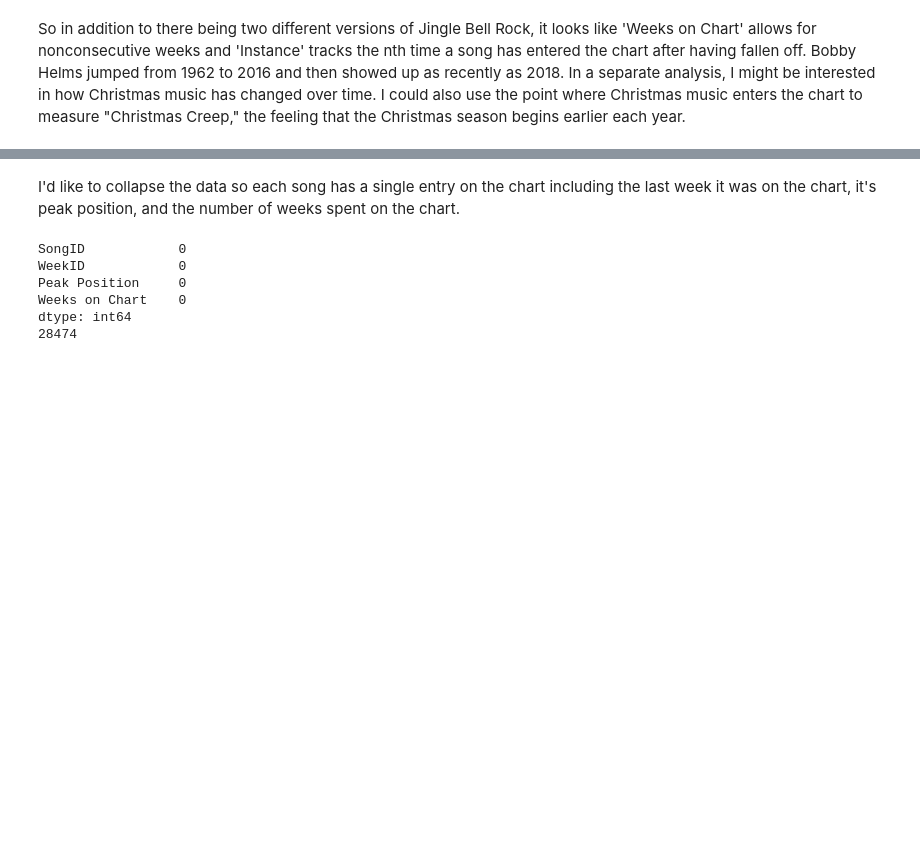
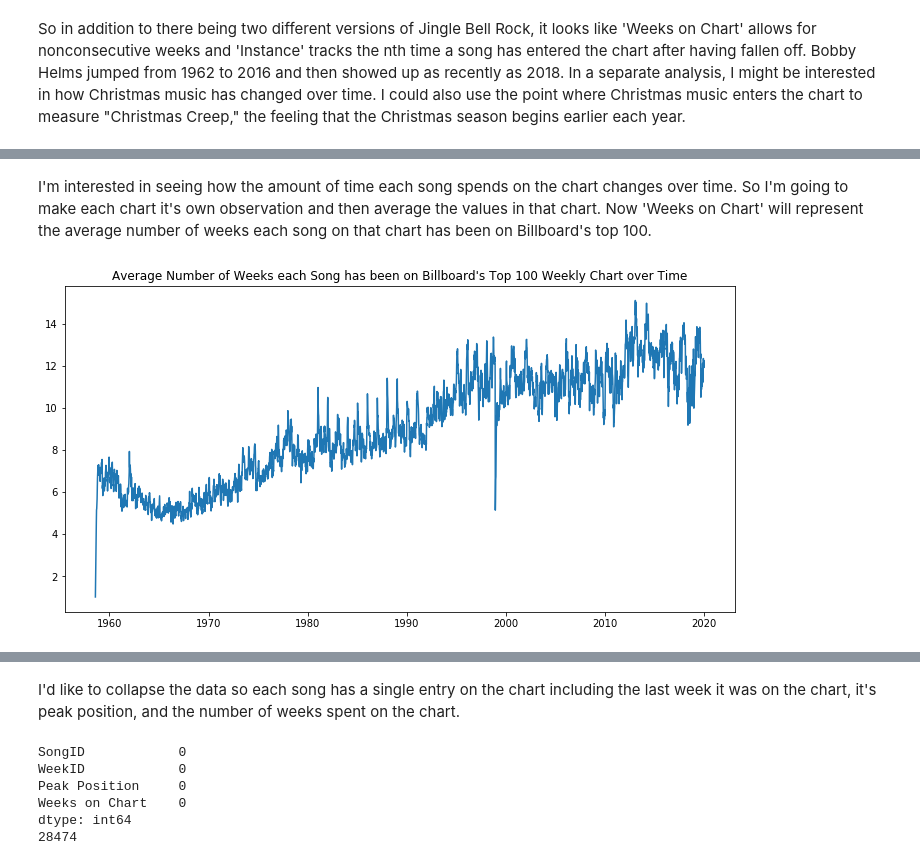
Before and after one commit to RobNewt/Data-Analysis, a Jupyter notebook: Billboard Top 100 (In Progress).ipynb, the cells around one changed output, grey strips where cells are left out. Saved outputs shown, nothing was run; the diff lists cells and outputs as text; code cells hidden in the pictures; blank space fills up the shorter version.

```diff
--- a/Billboard Top 100 (In Progress).ipynb
+++ b/Billboard Top 100 (In Progress).ipynb
@@ -168,3 +170,14 @@ df1[(df1['Song']=='Jingle Bell Rock') & (df1['Performer'] =='Bobby Helms')].sort
 | 127909 | http://www.billboard.com/charts/h... | 1959-01-03 | 45 | Jingle Bell Rock | Bobby Helms | Jingle Bell RockBobby Helms | 1 | 35.0 | ... |
 | 85018 | http://www.billboard.com/charts/h... | 1958-12-27 | 35 | Jingle Bell Rock | Bobby Helms | Jingle Bell RockBobby Helms | 1 | 57.0 | ... |
 | 14317 | http://www.billboard.com/charts/h... | 1958-12-20 | 57 | Jingle Bell Rock | Bobby Helms | Jingle Bell RockBobby Helms | 1 | NaN | ... |
+# %% [markdown]
+I'm interested in seeing how the amount of time each song spends on the chart changes over time. So I'm going to make each chart it's own observation and then average the values in that chart. Now 'Weeks on Chart' will represent the average number of weeks each song on that chart has been on Billboard's top 100.
+# %%
+mean = df1.groupby('WeekID').mean().sort_values('WeekID', ascending=True)
+#median = df1.groupby('WeekID').median().sort_values('WeekID', ascending=True)
+#mean.head()
+plt.figure(figsize=(12,6))
+plt.title("Average Number of Weeks each Song has been on Billboard's Top 100 Weekly Chart over Time")
+plt.plot(mean['Weeks on Chart']);
+# %% [output]
+[figure, added]
```
Also changed, not shown: parts of 9 cells of this notebook.
